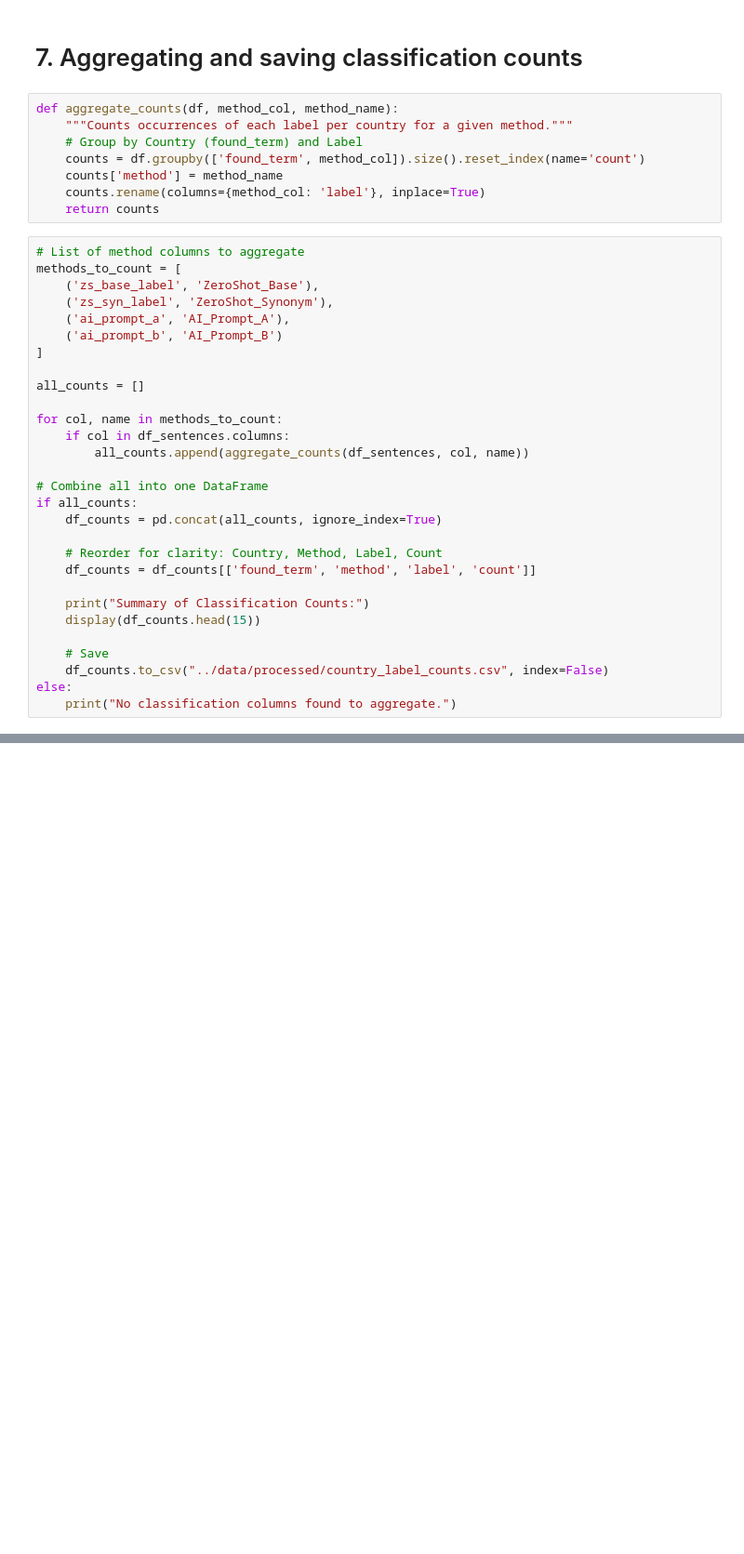
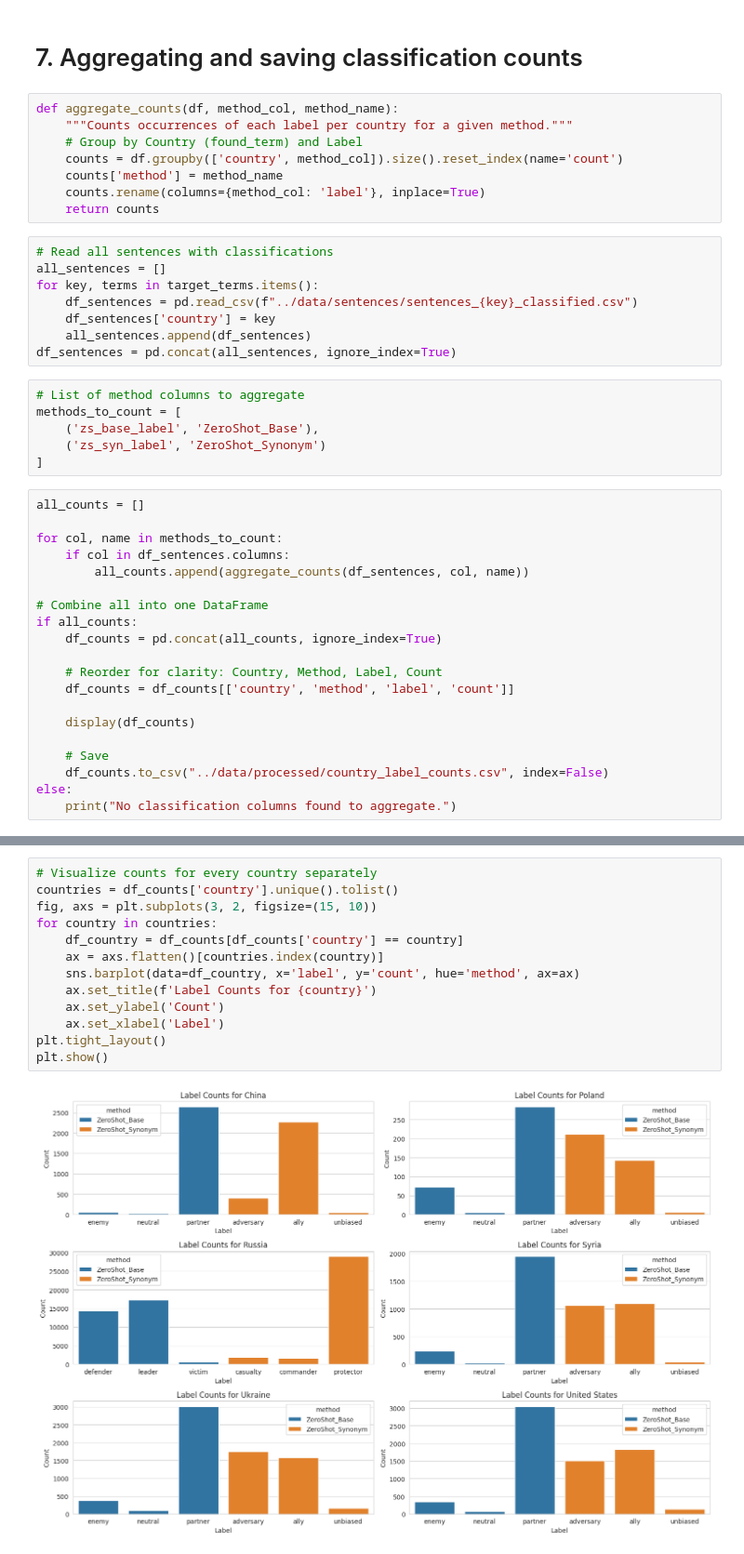
Before and after one commit to szuvarska/PutinsTalksAnalysis, a Jupyter notebook: notebooks/03b_context_classification.ipynb, the cells around one changed output, grey strips where cells are left out. Shown at 93% size. Cells and saved outputs as stored; diff of their text form; blank space fills up the shorter version.

```diff
--- a/notebooks/03b_context_classification.ipynb
+++ b/notebooks/03b_context_classification.ipynb
@@ -242,19 +390,25 @@ Saved classified sentences for Russia.
 def aggregate_counts(df, method_col, method_name):
     """Counts occurrences of each label per country for a given method."""
     # Group by Country (found_term) and Label
-    counts = df.groupby(['found_term', method_col]).size().reset_index(name='count')
+    counts = df.groupby(['country', method_col]).size().reset_index(name='count')
     counts['method'] = method_name
     counts.rename(columns={method_col: 'label'}, inplace=True)
     return counts
+# %%
+# Read all sentences with classifications
+all_sentences = []
+for key, terms in target_terms.items():
+    df_sentences = pd.read_csv(f"../data/sentences/sentences_{key}_classified.csv")
+    df_sentences['country'] = key
+    all_sentences.append(df_sentences)
+df_sentences = pd.concat(all_sentences, ignore_index=True)
+# %%
+# List of method columns to aggregate
+methods_to_count = [
+    ('zs_base_label', 'ZeroShot_Base'),
+    ('zs_syn_label', 'ZeroShot_Synonym')
+]
 # %%
-# List of method columns to aggregate
-methods_to_count = [
-    ('zs_base_label', 'ZeroShot_Base'),
-    ('zs_syn_label', 'ZeroShot_Synonym'),
-    ('ai_prompt_a', 'AI_Prompt_A'),
-    ('ai_prompt_b', 'AI_Prompt_B')
-]
-
 all_counts = []
 
 for col, name in methods_to_count:
@@ -266,10 +420,9 @@ if all_counts:
     df_counts = pd.concat(all_counts, ignore_index=True)
 
     # Reorder for clarity: Country, Method, Label, Count
-    df_counts = df_counts[['found_term', 'method', 'label', 'count']]
+    df_counts = df_counts[['country', 'method', 'label', 'count']]
 
-    print("Summary of Classification Counts:")
-    display(df_counts.head(15))
+    display(df_counts)
 
     # Save
     df_counts.to_csv("../data/processed/country_label_counts.csv", index=False)
@@ -277,0 +449,15 @@ else:
+# %%
+# Visualize counts for every country separately
+countries = df_counts['country'].unique().tolist()
+fig, axs = plt.subplots(3, 2, figsize=(15, 10))
+for country in countries:
+    df_country = df_counts[df_counts['country'] == country]
+    ax = axs.flatten()[countries.index(country)]
+    sns.barplot(data=df_country, x='label', y='count', hue='method', ax=ax)
+    ax.set_title(f'Label Counts for {country}')
+    ax.set_ylabel('Count')
+    ax.set_xlabel('Label')
+plt.tight_layout()
+plt.show()
+# %% [output]
+[figure, added]
```
Also changed, not shown: parts of 10 cells of this notebook, 12 other files.
